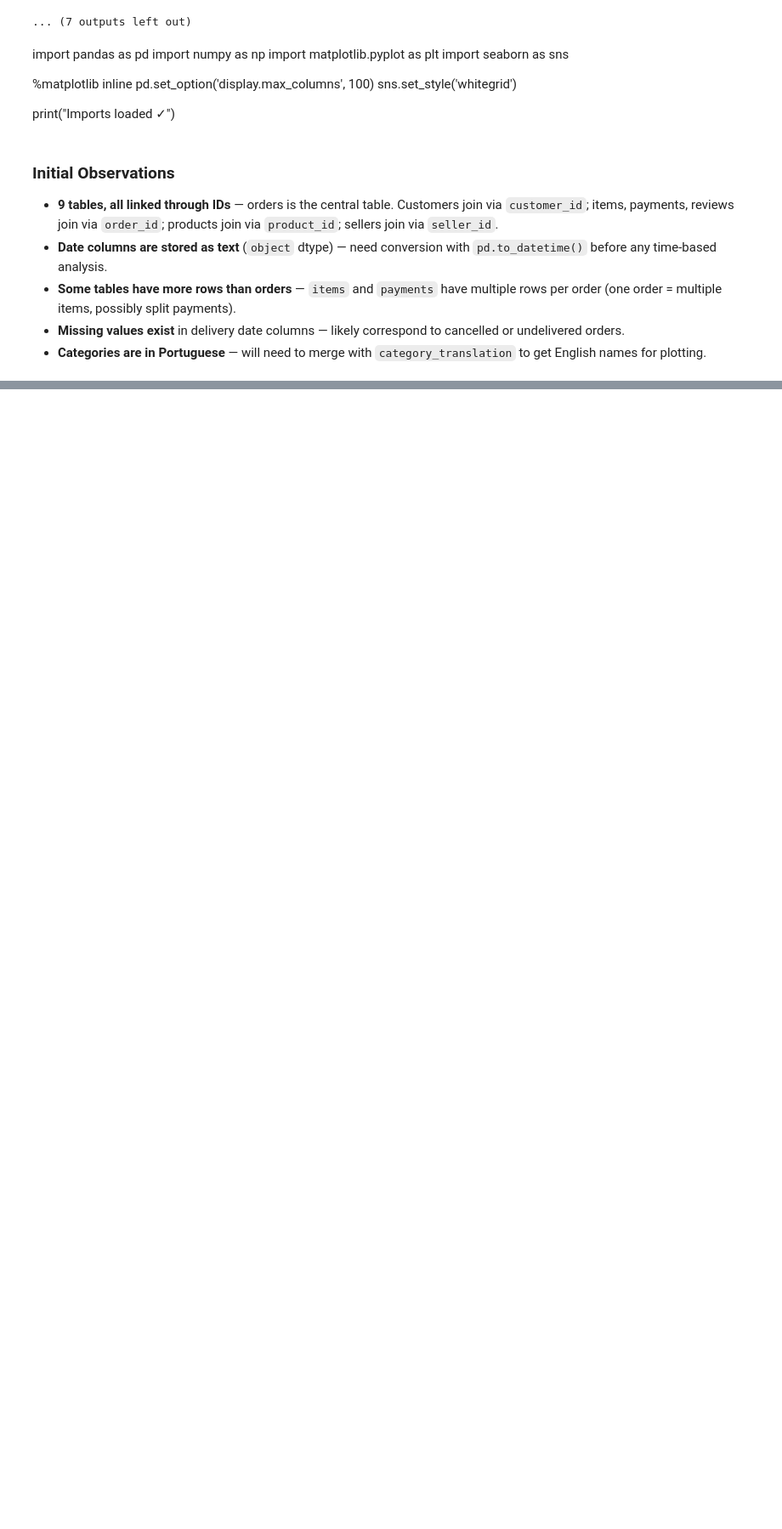
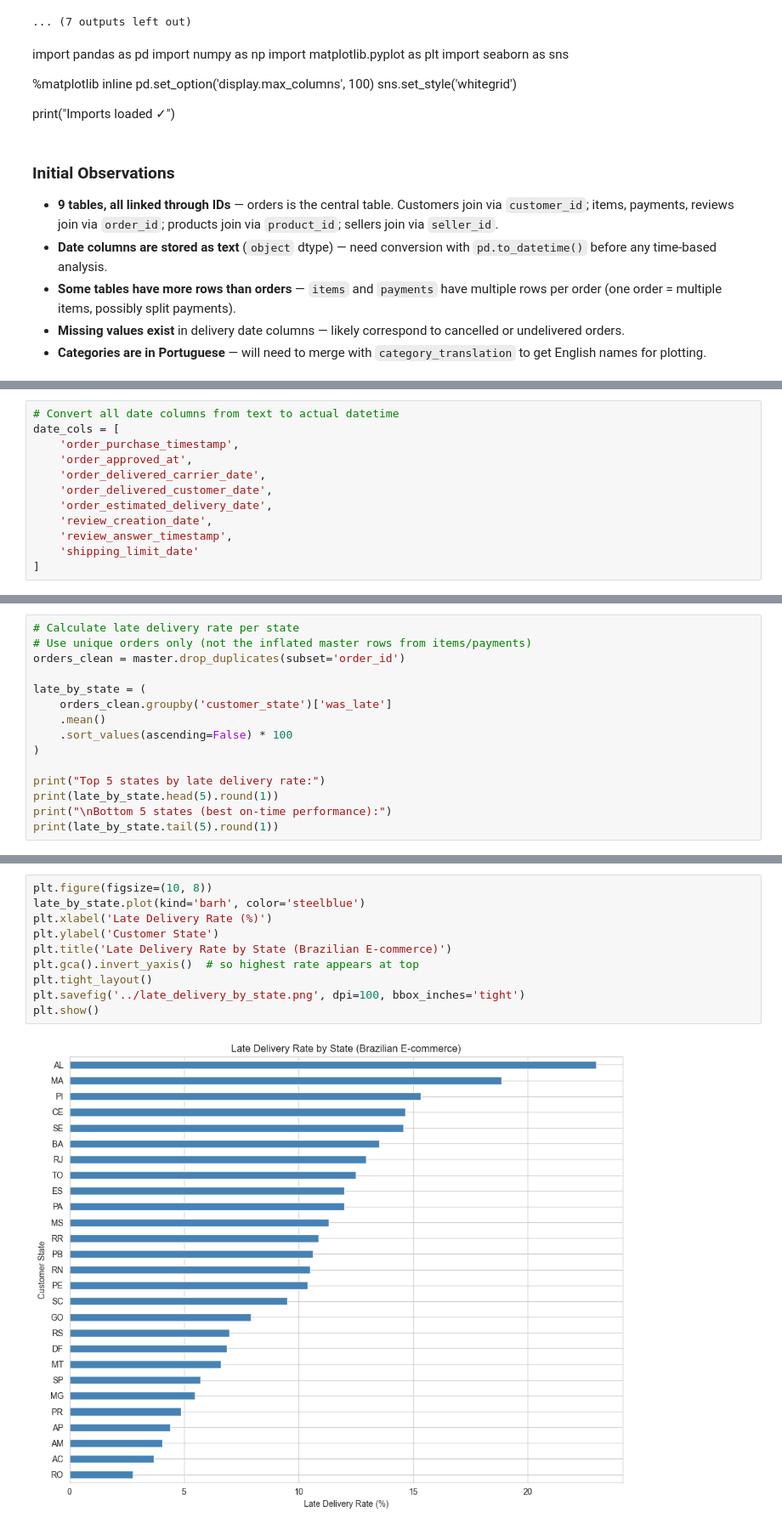
Before and after one commit to ZakkiShah5/olist-ecommerce-eda, a Jupyter notebook: notebooks/olist_eda.ipynb, the cells around one changed output, grey strips where cells are left out. Shown at 85% size. Cells and saved outputs as stored; diff of their text form; blank space fills up the shorter version.

Commit message:
feat: merge tables, clean dates, analyze late deliveries by state

```diff
--- a/notebooks/olist_eda.ipynb
+++ b/notebooks/olist_eda.ipynb
@@ -183,0 +222,12 @@ print("Imports loaded ✓")
+# %%
+# Convert all date columns from text to actual datetime
+date_cols = [
+    'order_purchase_timestamp',
+    'order_approved_at',
+    'order_delivered_carrier_date',
+    'order_delivered_customer_date',
+    'order_estimated_delivery_date',
+    'review_creation_date',
+    'review_answer_timestamp',
+    'shipping_limit_date'
+]
@@ -183,0 +291,15 @@ print("Imports loaded ✓")
+# %%
+# Calculate late delivery rate per state
+# Use unique orders only (not the inflated master rows from items/payments)
+orders_clean = master.drop_duplicates(subset='order_id')
+
+late_by_state = (
+    orders_clean.groupby('customer_state')['was_late']
+    .mean()
+    .sort_values(ascending=False) * 100
+)
+
+print("Top 5 states by late delivery rate:")
+print(late_by_state.head(5).round(1))
+print("\nBottom 5 states (best on-time performance):")
+print(late_by_state.tail(5).round(1))
@@ -183,0 +324,12 @@ print("Imports loaded ✓")
+# %%
+plt.figure(figsize=(10, 8))
+late_by_state.plot(kind='barh', color='steelblue')
+plt.xlabel('Late Delivery Rate (%)')
+plt.ylabel('Customer State')
+plt.title('Late Delivery Rate by State (Brazilian E-commerce)')
+plt.gca().invert_yaxis()  # so highest rate appears at top
+plt.tight_layout()
+plt.savefig('../late_delivery_by_state.png', dpi=100, bbox_inches='tight')
+plt.show()
+# %% [output]
+[figure, added]
```
Also changed, not shown: parts of 7 cells of this notebook, 2 other files.
